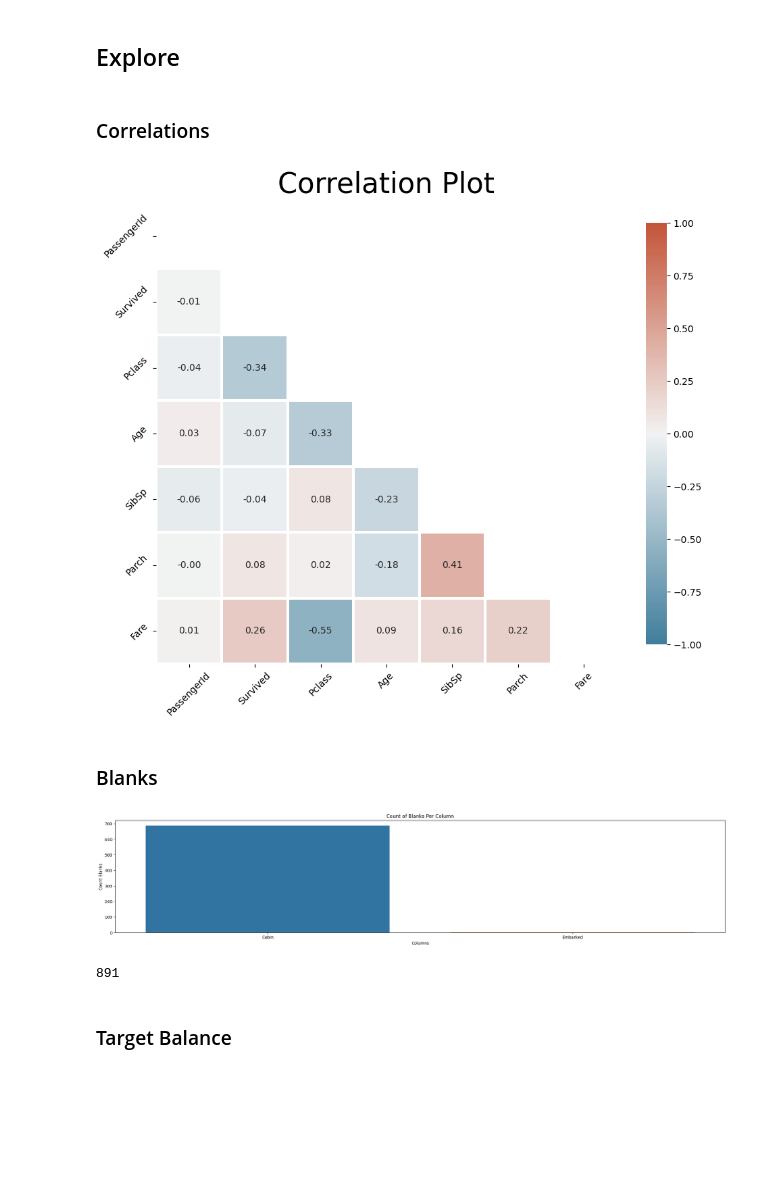
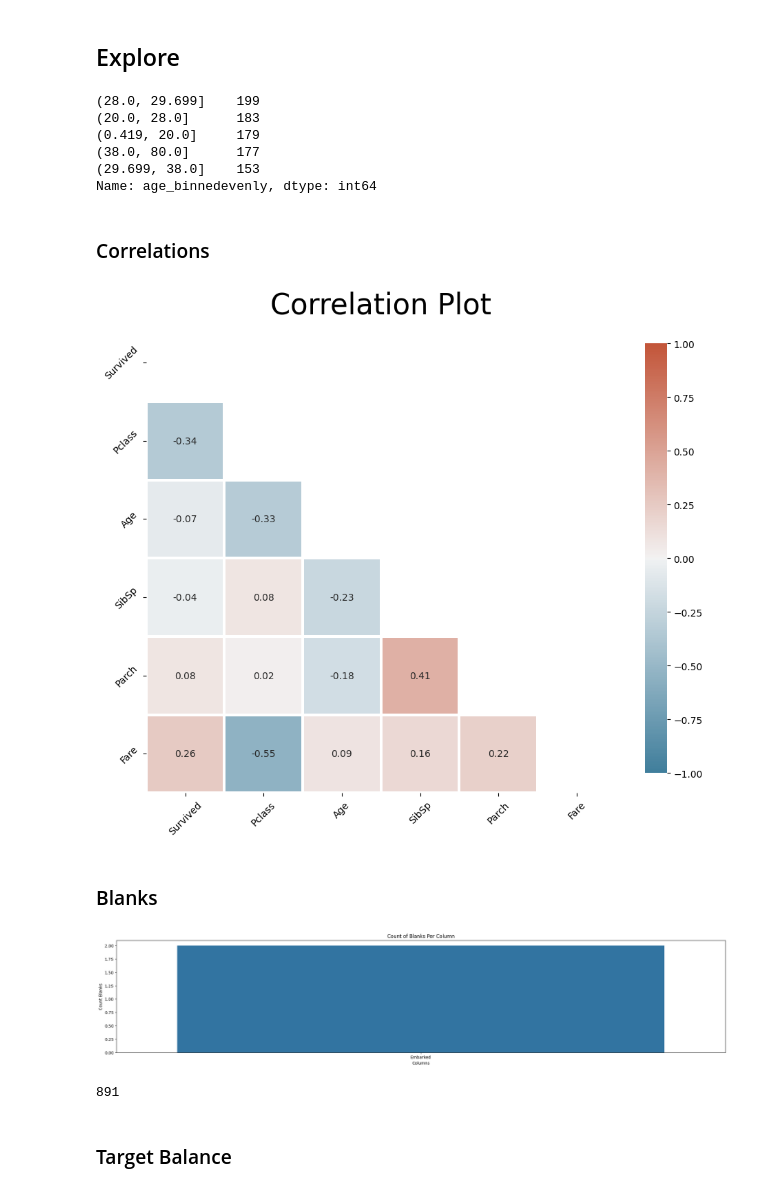
Before and after one commit to Sburi/Surviving-the-Titanic, a Jupyter notebook: main_scripts/Predicting_survival.ipynb, the cells around one changed output. Saved outputs shown, nothing was run; the diff lists cells and outputs as text; code cells hidden in the pictures; blank space fills up the shorter version.

```diff
--- a/main_scripts/Predicting_survival.ipynb
+++ b/main_scripts/Predicting_survival.ipynb
@@ -41,5 +39,3 @@ dfpreprocessed = dfraw.drop(columns=['PassengerId', 'Ticket', 'Cabin'])
-# %%
-dfraw.Age = dfraw.Age.fillna(value=dfraw.Age.mean())
 # %% [markdown]
 ## Preprocess
 # %%
@@ -51,6 +47,12 @@ class Preprocess:
         #columns
         self.colage = 'Age'
         self.colpassengerid = 'PassengerID'
+
+    def drop_useless_columns(self):
+        self.df = self.df.drop(columns=['PassengerId', 'Ticket', 'Cabin'])
+
+    def mean_impute_age(self):
+        self.df.Age = self.df.Age.fillna(value=self.df.Age.mean())
 
     def standardize_survival(self):
 
@@ -63,10 +65,13 @@ class Preprocess:
         self.df = standardize.df
 
     def bin_age(self):
-        self.df['age_binned'] = pd.cut(dfraw.Age.astype(int), bins=5)
-        self.df['age_binnedevenly'] = pd.qcut(dfraw.Age.astype(float), q=5)
+        self.df['age_binned'] = pd.cut(self.df.Age.astype(int), bins=5)
+        self.df['age_binnedevenly'] = pd.qcut(self.df.Age.astype(float), q=5)
 
     def run_pipeline(self):
+
+        self.drop_useless_columns()
+        self.mean_impute_age()
         self.standardize_survival()
         self.bin_age()
         return self.df.head()
@@ -85,19 +90,28 @@ df_preprocessed = preprocess.df
 ## Explore
 # %%
 explore = ExploratoryDataAnalyzer(df=df_preprocessed, predictors=['Sex', 'Age', 'Fare'], target='Survived')
+# %%
+df_preprocessed.age_binnedevenly.value_counts()
+# %% [output]
+(28.0, 29.699]    199
+(20.0, 28.0]      183
+(0.419, 20.0]     179
+(38.0, 80.0]      177
+(29.699, 38.0]    153
+Name: age_binnedevenly, dtype: int64
 # %% [markdown]
 ### Correlations
 # %%
-explore.plot_correlation_matrix()
+explore.plot_correlation_matrix(numeric_only=True)
 # %% [output]
-[figure, old version]
+[figure, new version]
 # %% [markdown]
 ### Blanks
 # %%
 explore.plot_blanks_per_column()
 len(df_preprocessed)
 # %% [output]
-[figure, old version]
+[figure, new version]
 891
 # %% [markdown]
 ### Target Balance
```
Also changed, not shown: parts of 4 cells of this notebook.
